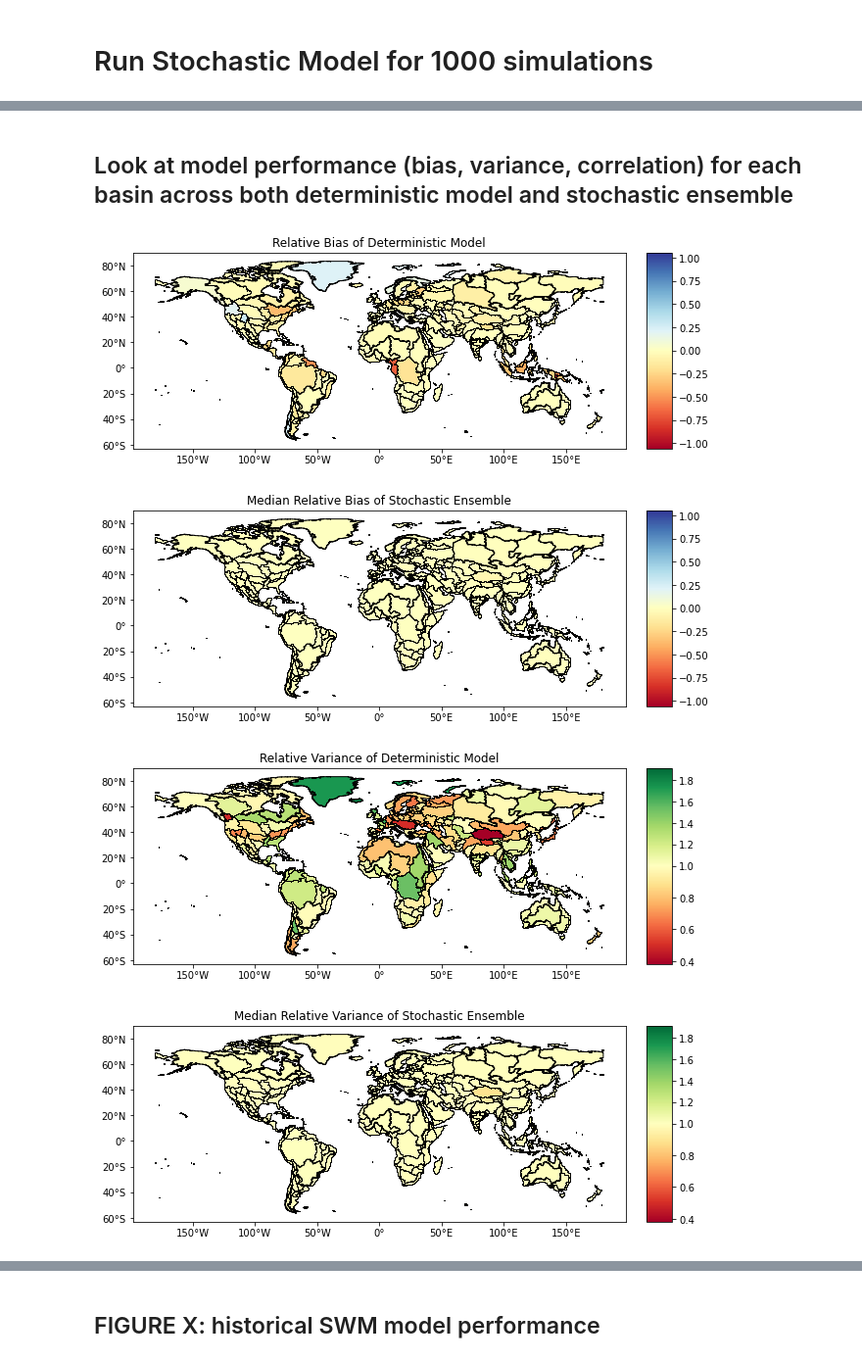
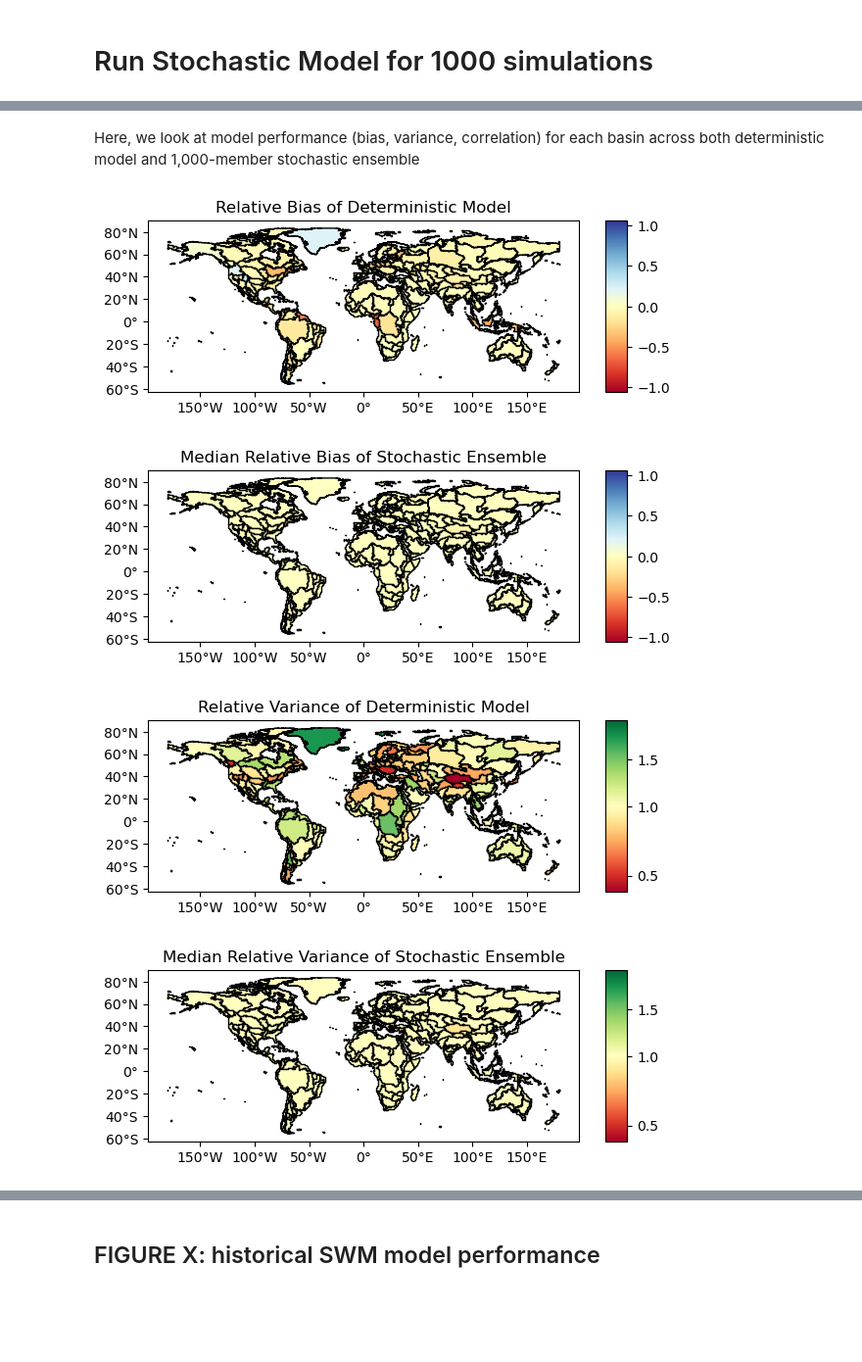
Before and after one commit to abirnb01/birnbaum-etal_2024_HydroVariability, a Jupyter notebook: Code/main_figures.ipynb, the cells around one changed output, grey strips where cells are left out. Shown at 98% size. Drawn from its saved outputs; the diff is of its cells as text; code cells hidden in the pictures; blank space fills up the shorter version.

```diff
--- a/Code/main_figures.ipynb
+++ b/Code/main_figures.ipynb
@@ -323,9 +174,8 @@ plt.show()
 # %% [markdown]
-## Look at model performance (bias, variance, correlation) for each basin across both deterministic model and stochastic ensemble
+Here, we look at model performance (bias, variance, correlation) for each basin across both deterministic model and 1,000-member stochastic ensemble
 # %%
-#Lamontagne, Barber, and Vogel NSE paper
-
-m = 1000 #size of stochastic ensemble
+basin_nms = df['basin_name'].unique() #get list of basin names
+basin_ids = df['basin_id'].unique()
 
 #empty storage arrays
 rho_det = np.zeros(nbasins)
@@ -338,7 +188,7 @@ alpha_stoch_median = np.zeros(nbasins)
 #for each basin
 for j in range(nbasins):
     bsid = j+1
-    df_basin = data_annual[data_annual.basin_id==bsid]
+    df_basin = df[df.basin_id==bsid]
     bsnm = df_basin.basin_name.iloc[0]
     df_basin_stoch = Q_hist[:,bsid-1,:]
 
@@ -368,3 +218,15 @@ for j in range(nbasins):
     rho_stoch_median[j] = np.median(rho_stoch)
     delta_stoch_median[j] = np.median(delta_stoch)
     alpha_stoch_median[j] = np.median(alpha_stoch)
+
+#create data frame of mdoel statistics (rho, delta, alpha)
+model_stats = pd.DataFrame()
+model_stats['basin_nm'] = basin_nms
+model_stats['basin_id'] = basin_ids
+model_stats['rho_det'] = rho_det
+model_stats['delta_det'] = delta_det
+model_stats['alpha_det'] = alpha_det
+model_stats['rho_stoch_median'] = rho_stoch_median
+model_stats['delta_stoch_median'] = delta_stoch_median
+model_stats['alpha_stoch_median'] = alpha_stoch_median
+model_stats = gcam_basins.merge(model_stats,on=['basin_id'])
@@ -398,35 +233,47 @@ rmax = 1
 # %%
-col_names = ['delta_det','delta_stoch_median',
-            'alpha_det','alpha_stoch_median',
-            'rho_det','rho_stoch_median']
-vmins = [-dval,-dval,amin,amin,rmin,rmin]
-vmaxs = [dval,dval,amax,amax,rmax,rmax]
-vcenters = [0,0,1,1,0.5,0.5]
-plt_titles = ['Relative Bias of Deterministic Model',
-             'Median Relative Bias of Stochastic Ensemble',
-             'Relative Variance of Deterministic Model',
-             'Median Relative Variance of Stochastic Ensemble',
-             'Correlation of Deterministic Model',
-             'Median Correlation of Stochastic Ensemble']
+#define min and max vals for each set of maps
+
+#min, max for bias
+dmin = np.min([model_stats.delta_det.min(),model_stats.delta_stoch_median.min()])
+dmax = np.max([model_stats.delta_det.max(),model_stats.delta_stoch_median.max()])
+dval = np.max([np.abs(dmin),np.abs(dmax)])
+
+#min, max for variance
+amin = np.min([model_stats.alpha_det.min(),model_stats.alpha_stoch_median.min()])
+amax = np.max([model_stats.alpha_det.max(),model_stats.alpha_stoch_median.max()])
+
+#min, max for correlation
+rmin = np.min([model_stats.rho_det.min(),model_stats.rho_stoch_median.min()])
+rmax = np.max([model_stats.rho_det.max(),model_stats.rho_stoch_median.max()])
+rmin = 0
+rmax = 1
+
+col_names = ['delta_det','delta_stoch_median','alpha_det','alpha_stoch_median','rho_det','rho_stoch_median']
+vmins = [-dval,-dval,amin,amin,rmin,rmin] #maxs
+vmaxs = [dval,dval,amax,amax,rmax,rmax] #mins
+vcenters = [0,0,1,1,0.5,0.5] #centers
+plt_titles = ['Relative Bias of Deterministic Model','Median Relative Bias of Stochastic Ensemble',
+             'Relative Variance of Deterministic Model','Median Relative Variance of Stochastic Ensemble',
+             'Correlation of Deterministic Model','Median Correlation of Stochastic Ensemble']
 cmaps = ['RdYlBu','RdYlBu','RdYlGn','RdYlGn','Greens','Greens']
 
+#loop through maps (columns)
 for j in range(len(col_names)):
     col_name = col_names[j]
-    fig,ax = plt.subplots(1,1,figsize=(10,10))
+    fig,ax = plt.subplots(1,1)
     divider = make_axes_locatable(ax)
     cax = divider.append_axes("right", size="5%", pad=0.2)
     model_stats.plot(ax=ax,cax=cax,column=col_name,legend=True,cmap=cmaps[j],
-                    norm = mcolors.TwoSlopeNorm(vmin=vmins[j],vmax=vmaxs[j],vcenter=vcenters[j]),
-                     edgecolor='k')
-    axlbl = fig.axes[0]; ticksizes = axlbl.figure; cb_ax = ticksizes.axes[0]; cb_ax.tick_params(labelsize=14)
+                norm = mcolors.TwoSlopeNorm(vmin=vmins[j],vmax=vmaxs[j],vcenter=vcenters[j]),edgecolor='k')
+    axlbl = fig.axes[0]; ticksizes = axlbl.figure; cb_ax = ticksizes.axes[0];# cb_ax.tick_params(labelsize=14)
     cb_ax.set_xticks([-150,-100,-50,0,50,100,150]); cb_ax.set_yticks([-60,-40,-20,0,20,40,60,80])
     cb_ax.set_xticklabels(['150°W','100°W','50°W','0°','50°E','100°E','150°E'])
     cb_ax.set_yticklabels(['60°S','40°S','20°S','0°','20°N','40°N','60°N','80°N'])
-    cb_ax = ticksizes.axes[0]; cb_ax.tick_params(labelsize=10);
+    cb_ax = ticksizes.axes[0]; #cb_ax.tick_params(labelsize=10);
     ax.set_title(plt_titles[j])
     plt.show()
 # %% [output]
-[figure, old version]
+[figure, new version]
-[figure, old version]
+[figure, new version]
-[figure, old version]
+[figure, new version]
-[figure, old version]
+[figure, new version]
```
Also changed, not shown: parts of 24 cells of this notebook, 2 other files.
